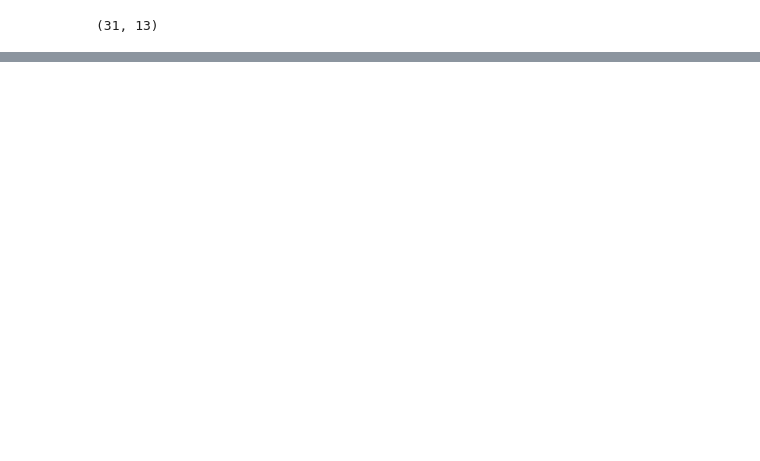
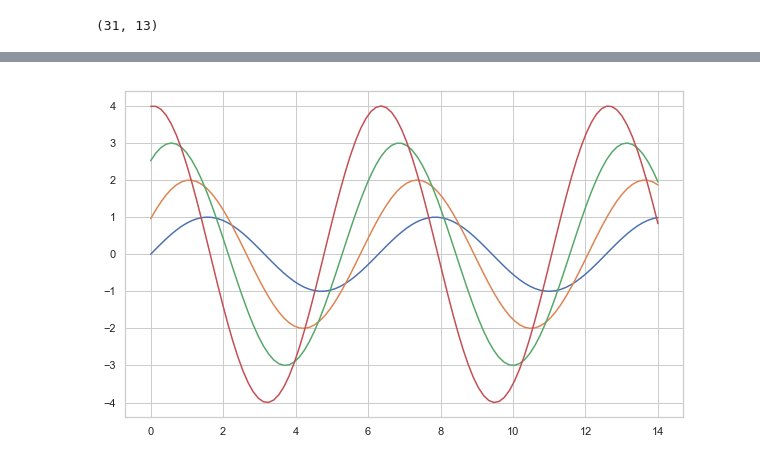
Before and after one commit to JMK92/Chungnam, a Jupyter notebook: Study/2. 빅데이터/실전_서울시 범죄련현황 분석.ipynb, the cells around one changed output, grey strips where cells are left out. Cells and saved outputs as stored; diff of their text form; code cells hidden in the pictures; blank space fills up the shorter version.

```diff
--- a/Study/2. 빅데이터/실전_서울시 범죄련현황 분석.ipynb
+++ b/Study/2. 빅데이터/실전_서울시 범죄련현황 분석.ipynb
@@ -142,0 +426,11 @@ crime_anal_raw
+# %%
+# 데이터 생성
+x = np.linspace(0, 14, 100)
+y1 = np.sin(x)
+y2 = 2 * np.sin(x + 0.5)
+y3 = 3 * np.sin(x + 1.0)
+y4 = 4 * np.sin(x + 1.5)
+
+plt.figure(figsize=(10, 6))
+plt.plot(x, y1, x, y2, x, y3, x, y4)
+plt.show()
@@ -142,0 +439,7 @@ crime_anal_raw
+# %%
+sns.set(style= 'whitegrid')
+plt.figure(figsize=(10, 6))
+plt.plot(x, y1, x, y2, x, y3, x, y4)
+plt.show()
+# %% [output]
+[figure, added]
```
Also changed, not shown: parts of 29 cells of this notebook.
